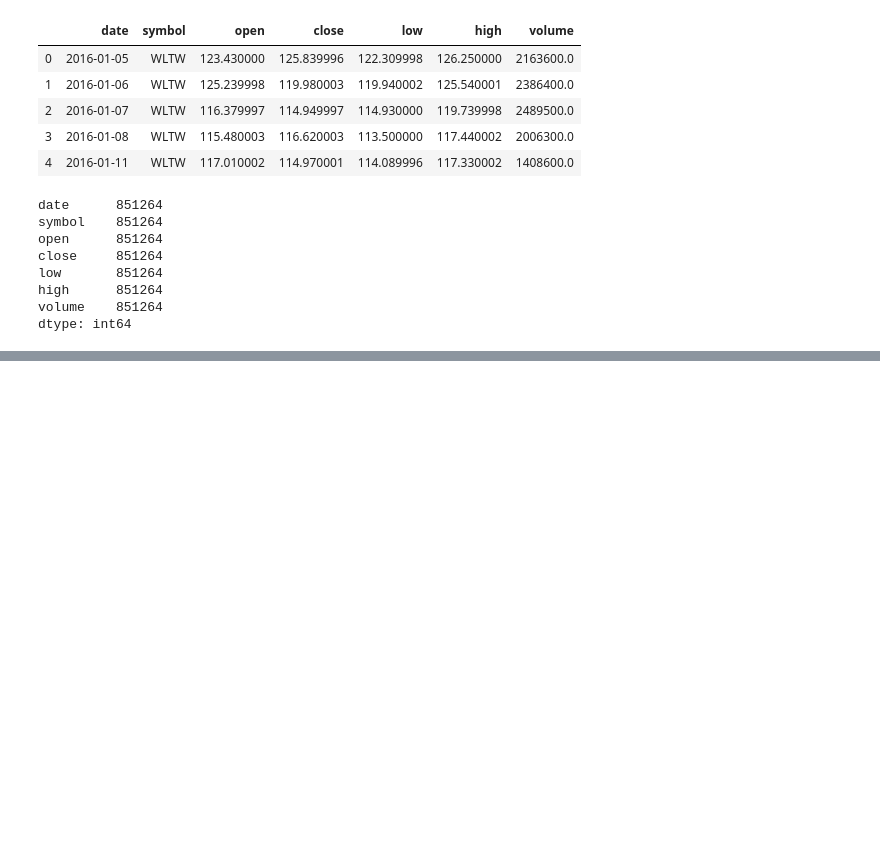
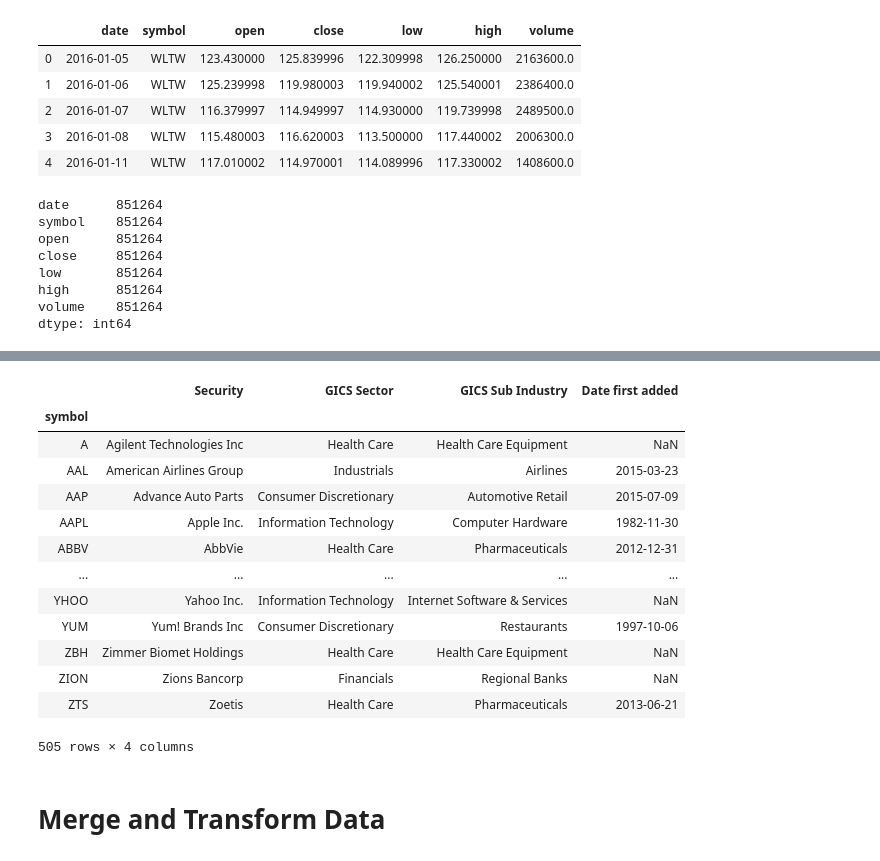
Before and after one commit to alimiacc/ETL-Project, a Jupyter notebook: Stocks_ETL.ipynb, the cells around one changed output, grey strips where cells are left out. Drawn from its saved outputs; the diff is of its cells as text; code cells hidden in the pictures; blank space fills up the shorter version.

```diff
--- a/Stocks_ETL.ipynb
+++ b/Stocks_ETL.ipynb
@@ -155,0 +179,26 @@ merged_fundamentals_price.count()
+# %%
+#Examine unique stock counts in each dataframe before merging
+
+df_unique1 = prices_df.groupby(prices_df['symbol']).first()
+df_unique2 = fundamentals_df.groupby(fundamentals_df['symbol']).first()
+df_unique3 = securities_df.groupby(securities_df['symbol']).first()
+#df_unique1
+#df_unique2
+df_unique3
+# %% [output]
+|  | Security | GICS Sector | GICS Sub Industry | Date first added |
+| symbol |  |  |  |  |
+| A | Agilent Technologies Inc | Health Care | Health Care Equipment | NaN |
+| AAL | American Airlines Group | Industrials | Airlines | 2015-03-23 |
+| AAP | Advance Auto Parts | Consumer Discretionary | Automotive Retail | 2015-07-09 |
+| AAPL | Apple Inc. | Information Technology | Computer Hardware | 1982-11-30 |
+| ABBV | AbbVie | Health Care | Pharmaceuticals | 2012-12-31 |
+| ... | ... | ... | ... | ... |
+| YHOO | Yahoo Inc. | Information Technology | Internet Software & Services | NaN |
+| YUM | Yum! Brands Inc | Consumer Discretionary | Restaurants | 1997-10-06 |
+| ZBH | Zimmer Biomet Holdings | Health Care | Health Care Equipment | NaN |
+| ZION | Zions Bancorp | Financials | Regional Banks | NaN |
+| ZTS | Zoetis | Health Care | Pharmaceuticals | 2013-06-21 |
+505 rows × 4 columns
+# %% [markdown]
+# Merge and Transform Data
```
Also changed, not shown: parts of 14 cells of this notebook.
